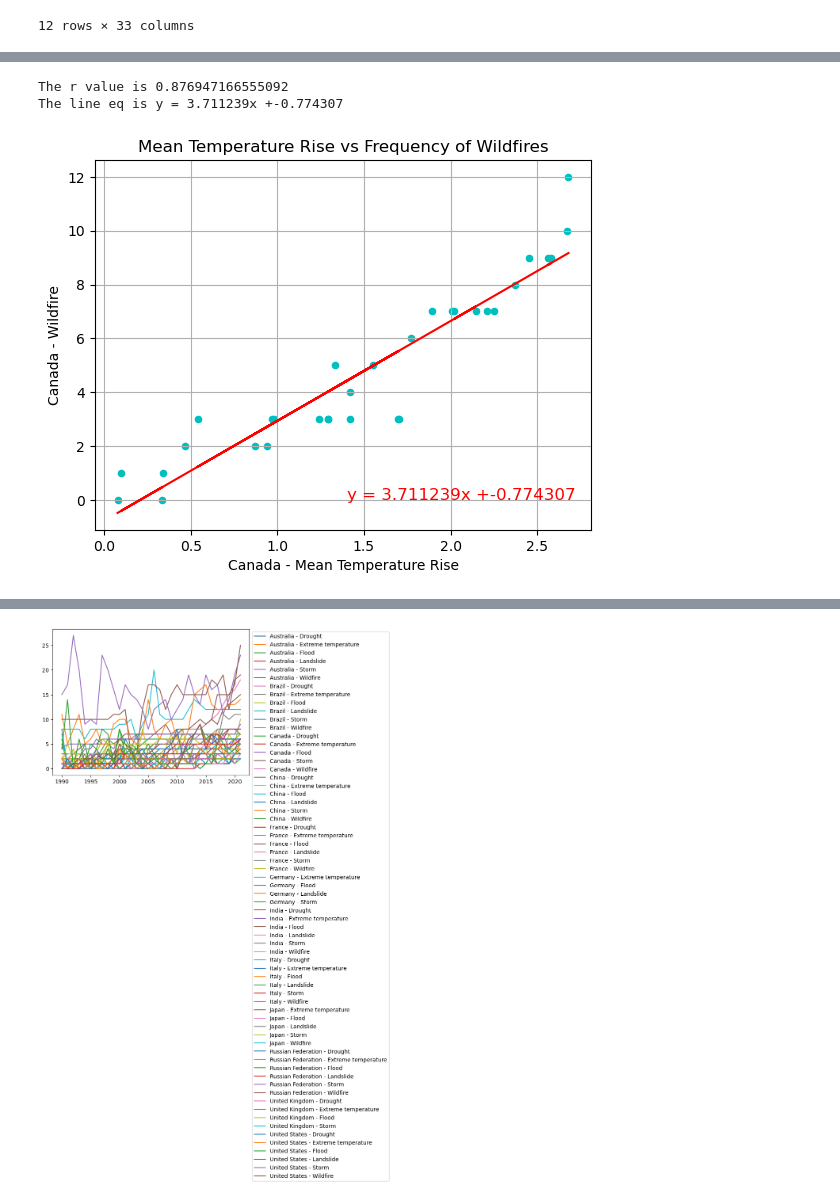
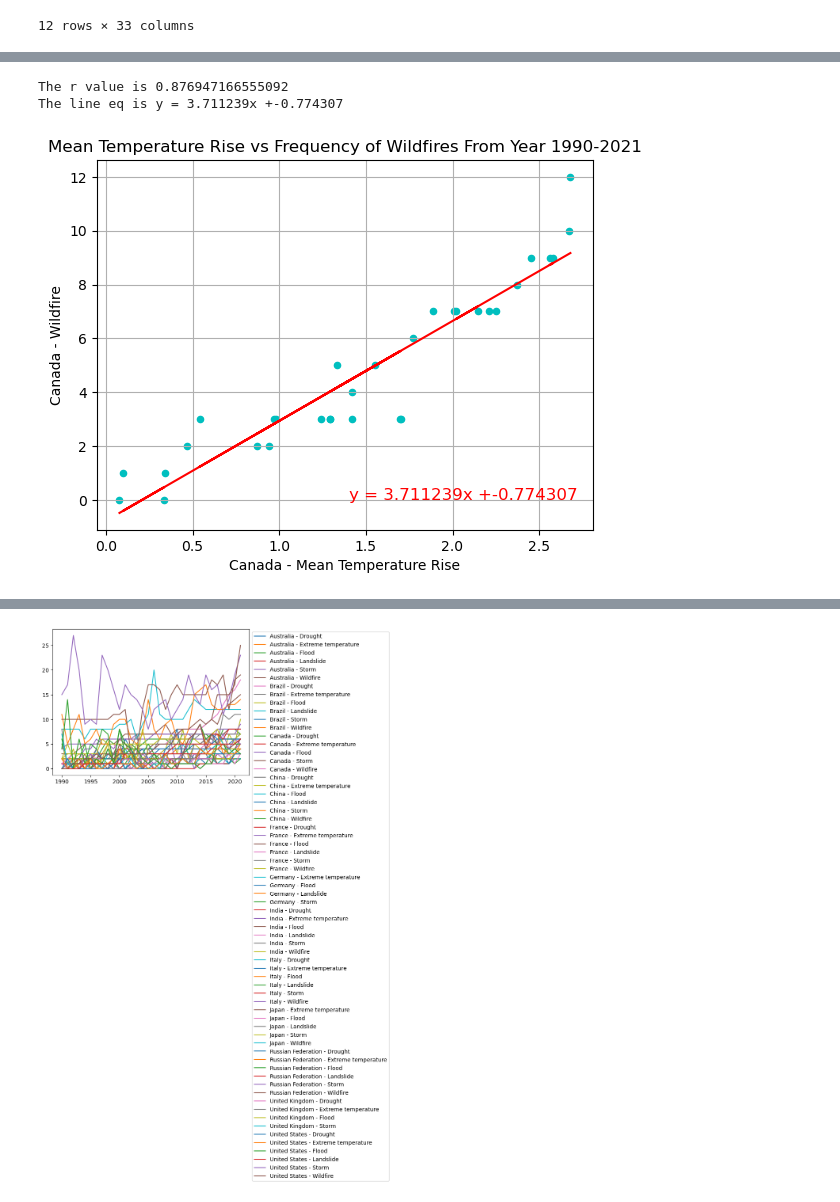
Before and after one commit to vivsarraf/Global-Warming, a Jupyter notebook: WeatherPatterns.ipynb, the cells around one changed output, grey strips where cells are left out. Drawn from its saved outputs; the diff is of its cells as text; code cells hidden in the pictures.

```diff
--- a/WeatherPatterns.ipynb
+++ b/WeatherPatterns.ipynb
@@ -265,22 +254,22 @@ Temperature_disasters_df
 # %%
 Temperature_disasters_df.plot(x='Canada - Mean Temperature Rise', y='Canada - Wildfire', kind = 'scatter',
            marker='o',facecolors='b', color ='c',grid=True)
 
 x_values = Temperature_disasters_df['Canada - Mean Temperature Rise']
 y_values = Temperature_disasters_df['Canada - Wildfire']
 (slope, intercept, rvalue, pvalue, stderr) = stats.linregress(x_values, y_values)
 regress_values = x_values * slope + intercept
 line_eq = "y = " + str(round(slope,6)) + "x +" + str(round(intercept,6))
 
 plt.plot(x_values,regress_values,color='r')
 plt.savefig("Images/Mean Temperature Rise vs Wild fire.png", format='png', dpi=270)
 plt.annotate(line_eq,(1.4,0.00),fontsize=12,color="red")
 # Add labels and title to plot
 
-plt.title('Mean Temperature Rise vs Frequency of Wildfires')
+plt.title('Mean Temperature Rise vs Frequency of Wildfires From Year 1990-2021')
 print(f"The r value is {rvalue**2}")
 print(f"The line eq is {line_eq}")
 # %% [output]
 The r value is 0.876947166555092
 The line eq is y = 3.711239x +-0.774307
-[figure, old version]
+[figure, new version]
```
Also changed, not shown: parts of 7 cells of this notebook, 3 other files.
